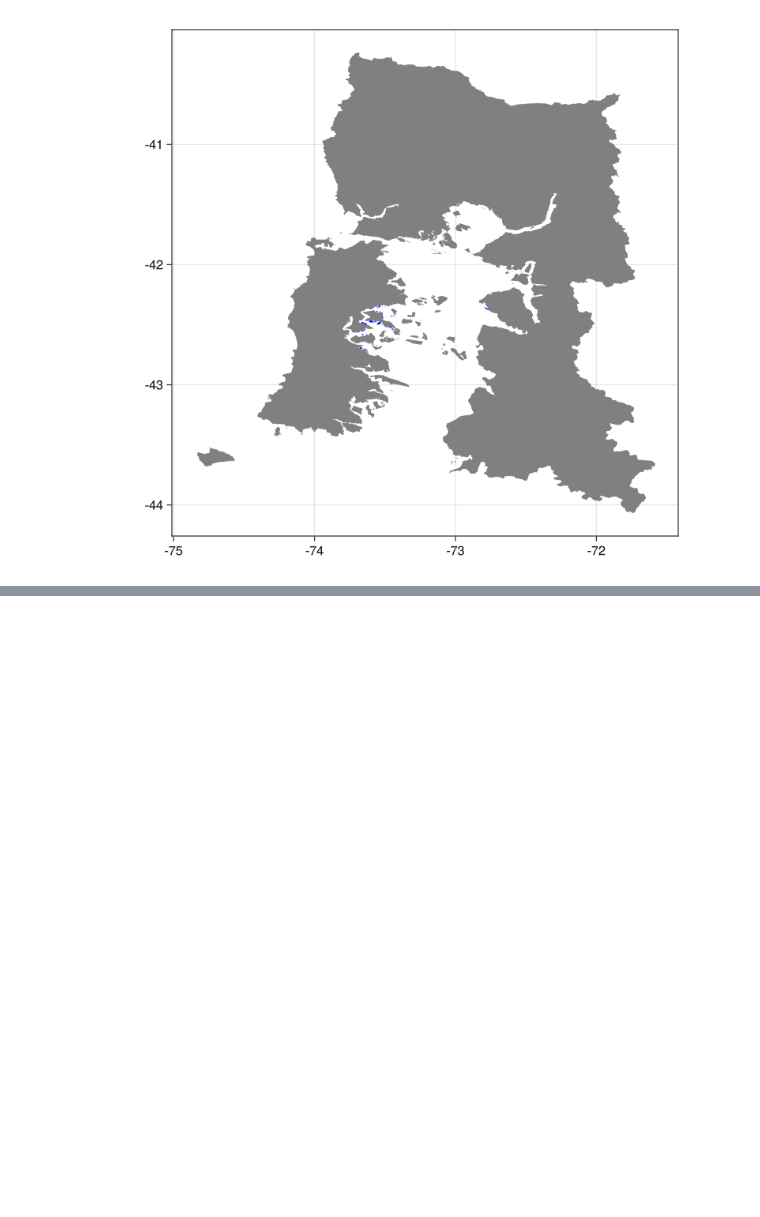
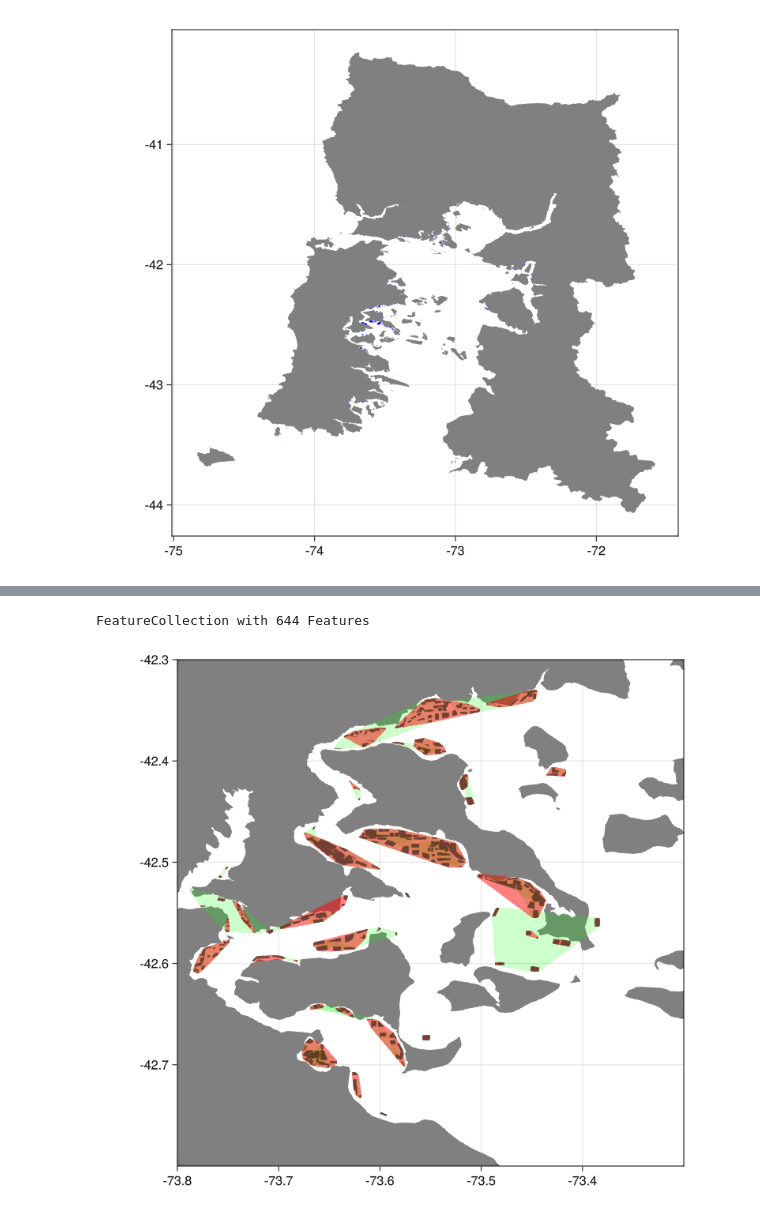
Before and after one commit to JoFeG/Datos-Tesis, a Jupyter notebook: mrsat/mrsat_geo_plots.ipynb, the cells around one changed output, grey strips where cells are left out. Cells and saved outputs as stored; diff of their text form; code cells hidden in the pictures; blank space fills up the shorter version.

Commit message:
vis clusters dbscan (Mati)

```diff
--- a/mrsat/mrsat_geo_plots.ipynb
+++ b/mrsat/mrsat_geo_plots.ipynb
@@ -106,0 +110,27 @@ GLMakie.Screen(...)
+# %%
+path = "./data/clusters_centros_psmb/clusters_centros.geojson"
+clusters = GeoJSON.read(read(path))
+
+path = "./data/clusters_centros_psmb/centros_con_cluster.geojson"
+centros_con_cluster = GeoJSON.read(read(path))
+# %% [output]
+FeatureCollection with 644 Features
+# %%
+fig = Figure(resolution = (800, 700))
+Axis(fig[1, 1],aspect=1)
+
+poly!(los_lagos, color=:gray)
+poly!(areas, color=RGBAf(0,1,0,.2), strokecolor=:transparent, strokewidth=1)
+poly!(clusters, color=RGBAf(1,0,0,.5), strokecolor=:transparent, strokewidth=1)
+poly!(centros_con_cluster, color=RGBAf(0,0,0,.5), strokecolor=:transparent, strokewidth=1)
+
+
+corner = (-73.8,-42.8)
+side = .5
+
+xlims!(corner[1], corner[1]+side)
+ylims!(corner[2], corner[2]+side)
+
+fig
+# %% [output]
+[figure, added]
```
Also changed, not shown: parts of 2 cells of this notebook, 3 other files.
